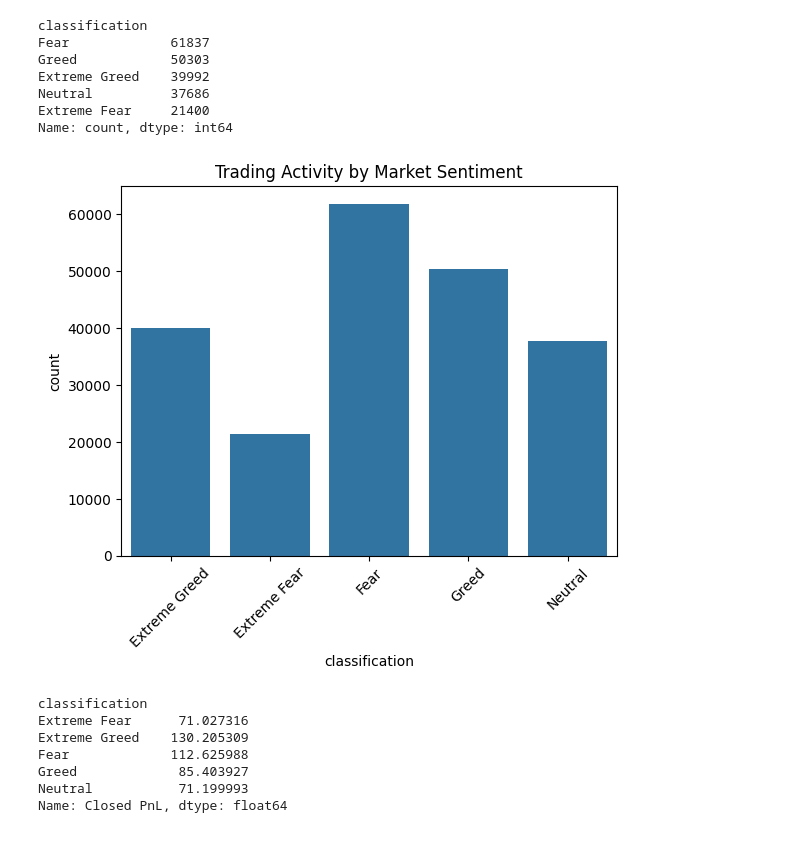
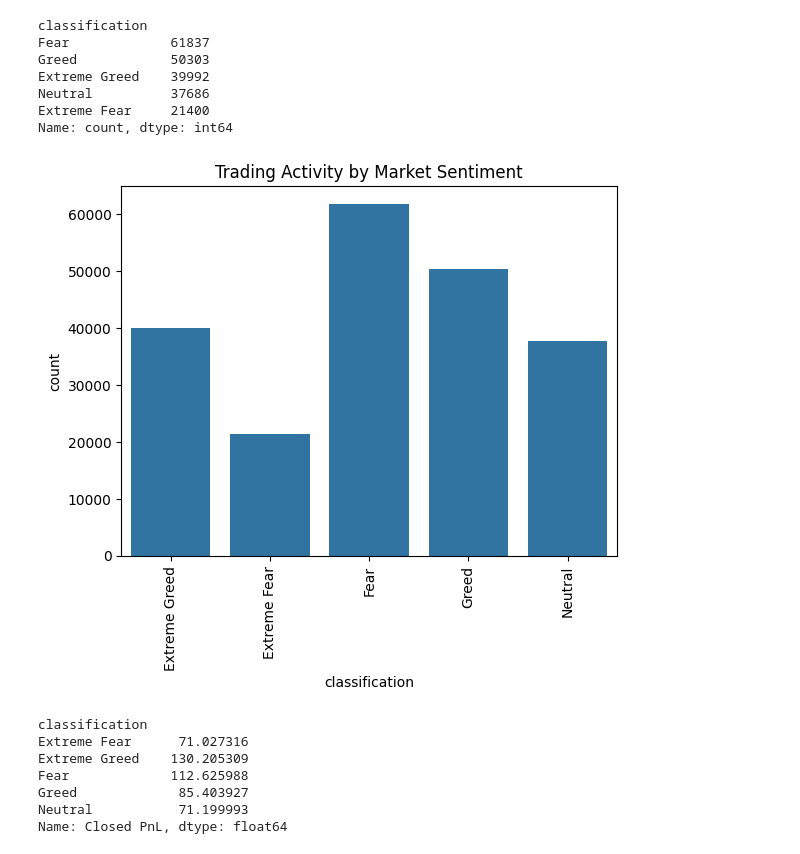
Before and after one commit to Kripa0012/crypto-trader-sentiment--analysis, a Jupyter notebook: notebooks/analysis.ipynb, the cells around one changed output. Drawn from its saved outputs; the diff is of its cells as text; code cells hidden in the pictures.

Commit message:
Completed crypto trader sentiment analysis project

```diff
--- a/notebooks/analysis.ipynb
+++ b/notebooks/analysis.ipynb
@@ -164,15 +188,16 @@ Neutral          37686
 Extreme Fear     21400
 Name: count, dtype: int64
 # %%
+# visualizing the trading activity by market sentiment using countplot (or visualizing the count of each sentiment in the merged dataframe)
 sns.countplot(
     data=merged_df,
     x='classification'
 )
 
-plt.xticks(rotation=45)
+plt.xticks(rotation=90)
 plt.title("Trading Activity by Market Sentiment")
 
 plt.show()
 # %% [output]
-[figure, old version]
+[figure, new version]
 # %%
```
Also changed, not shown: parts of 41 cells of this notebook, 10 other files.
